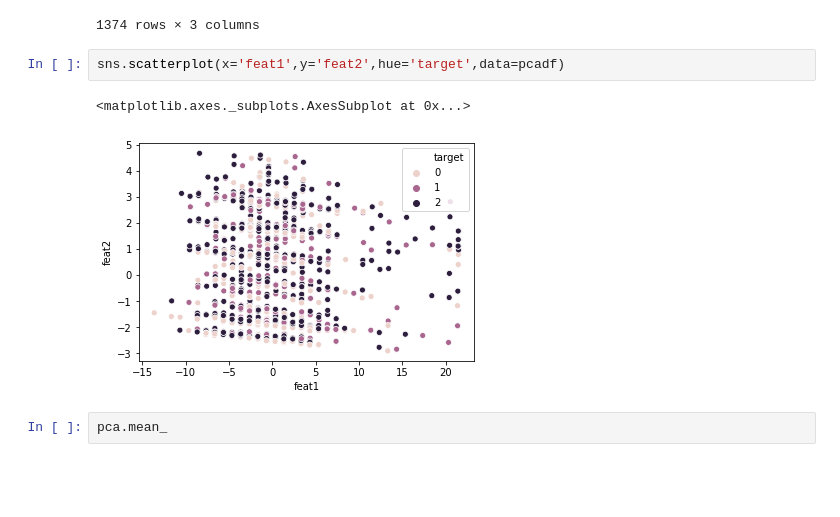
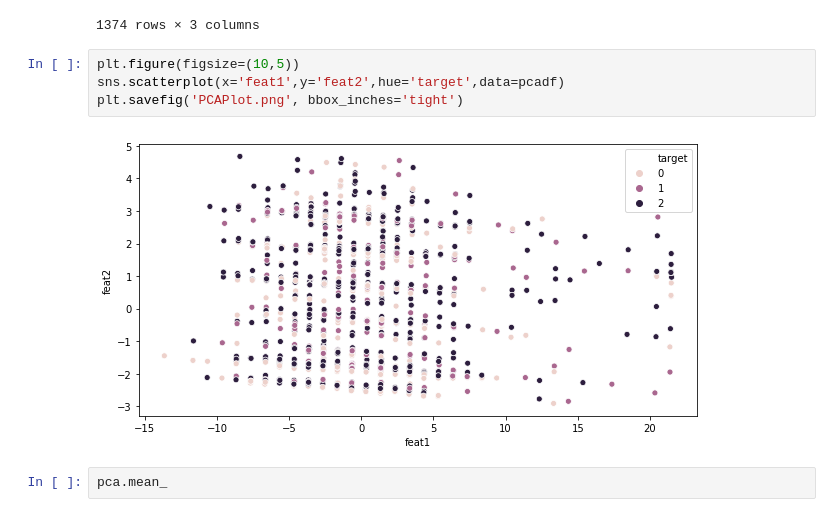
Before and after one commit to mackenziemitchell6/CannabiClass, a Jupyter notebook: RealFullCannabiClass.ipynb, the cells around one changed output. Saved outputs shown, nothing was run; the diff lists cells and outputs as text; blank space fills up the shorter version.

```diff
--- a/RealFullCannabiClass.ipynb
+++ b/RealFullCannabiClass.ipynb
@@ -107,10 +75,11 @@ pcadf
 | 1373 | -2.498558 | 2.847961 | 0 |
 1374 rows × 3 columns
 # %%
+plt.figure(figsize=(10,5))
 sns.scatterplot(x='feat1',y='feat2',hue='target',data=pcadf)
+plt.savefig('PCAPlot.png', bbox_inches='tight')
 # %% [output]
-<matplotlib.axes._subplots.AxesSubplot at 0x...>
-[figure, old version]
+[figure, new version]
 # %%
 pca.mean_
 # %% [output]
```
Also changed, not shown: parts of 64 cells of this notebook, 50 other files.
